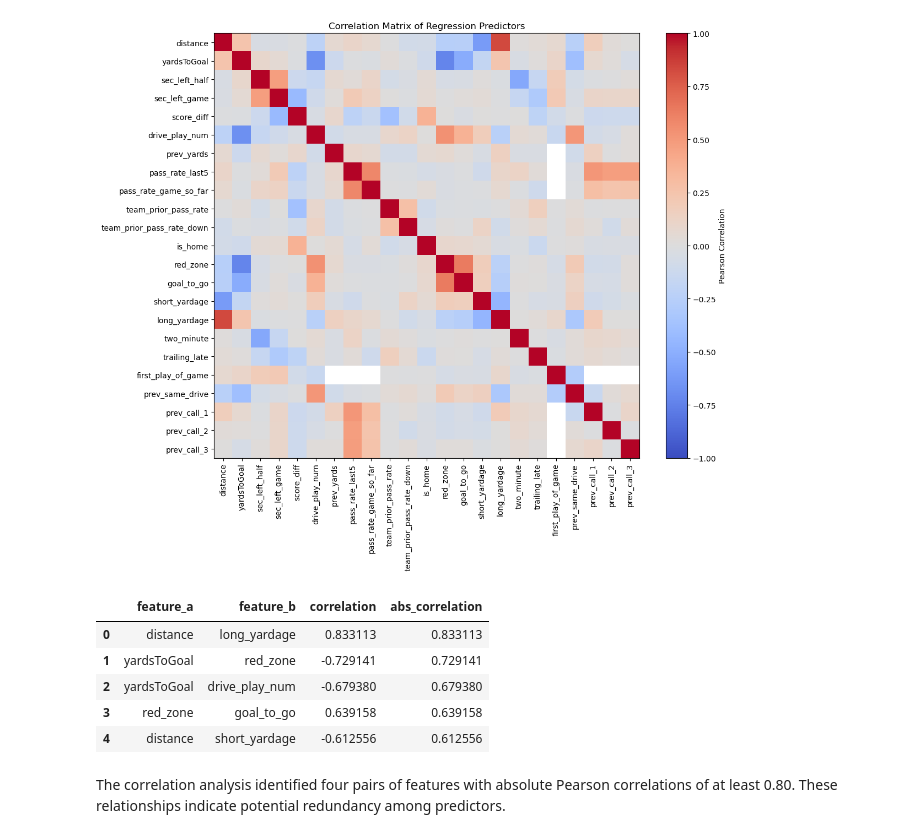
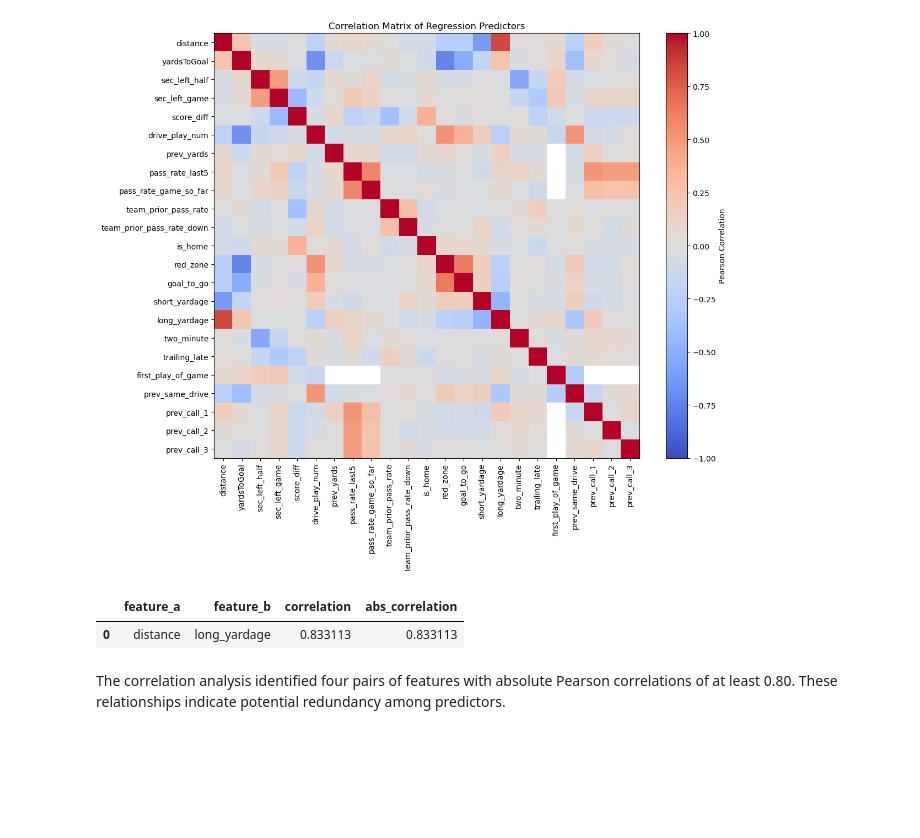
Before and after one commit to wrennicol/college-football-play-prediction, a Jupyter notebook: notebooks/01b_data_eda.ipynb, the cells around one changed output. Cells and saved outputs as stored; diff of their text form; code cells hidden in the pictures; blank space fills up the shorter version.

```diff
--- a/notebooks/01b_data_eda.ipynb
+++ b/notebooks/01b_data_eda.ipynb
@@ -1018,6 +1025,8 @@ for start in range(0, len(reg_numeric_features), features_per_figure):
         bbox_inches="tight"
     )
 
+    savefig(fig, f"regression_scatter_residuals_group_{figure_num}")
+
     plt.show()
     plt.close()
 # %% [output]
@@ -1080,37 +1085,38 @@ upper = corr_matrix.where(
     np.triu(np.ones(corr_matrix.shape), k=1).astype(bool)
 )
 
 correlated_pairs = (
     upper.stack()
     .reset_index()
 )
 
 correlated_pairs.columns = [
     "feature_a",
     "feature_b",
     "correlation"
 ]
 
 correlated_pairs["abs_correlation"] = (
     correlated_pairs["correlation"].abs()
 )
 
 correlated_pairs = (
     correlated_pairs[
         correlated_pairs["abs_correlation"] >= CORR_THRESHOLD
     ]
     .sort_values("abs_correlation", ascending=False)
     .reset_index(drop=True)
 )
 
 display(correlated_pairs)
+
+correlated_pairs.to_csv(
+    table_dir / "regression_correlated_pairs.csv",
+    index=False
+)
 # %% [output]
 |  | feature_a | feature_b | correlation | abs_correlation |
 | 0 | distance | long_yardage | 0.833113 | 0.833113 |
-| 1 | yardsToGoal | red_zone | -0.729141 | 0.729141 |
-| 2 | yardsToGoal | drive_play_num | -0.679380 | 0.679380 |
-| 3 | red_zone | goal_to_go | 0.639158 | 0.639158 |
-| 4 | distance | short_yardage | -0.612556 | 0.612556 |
 # %% [markdown]
 The correlation analysis identified four pairs of features with absolute Pearson correlations of at least 0.80. These relationships indicate potential redundancy among predictors.
 # %% [markdown]
```
Also changed, not shown: parts of 9 cells of this notebook, 13 other files.
